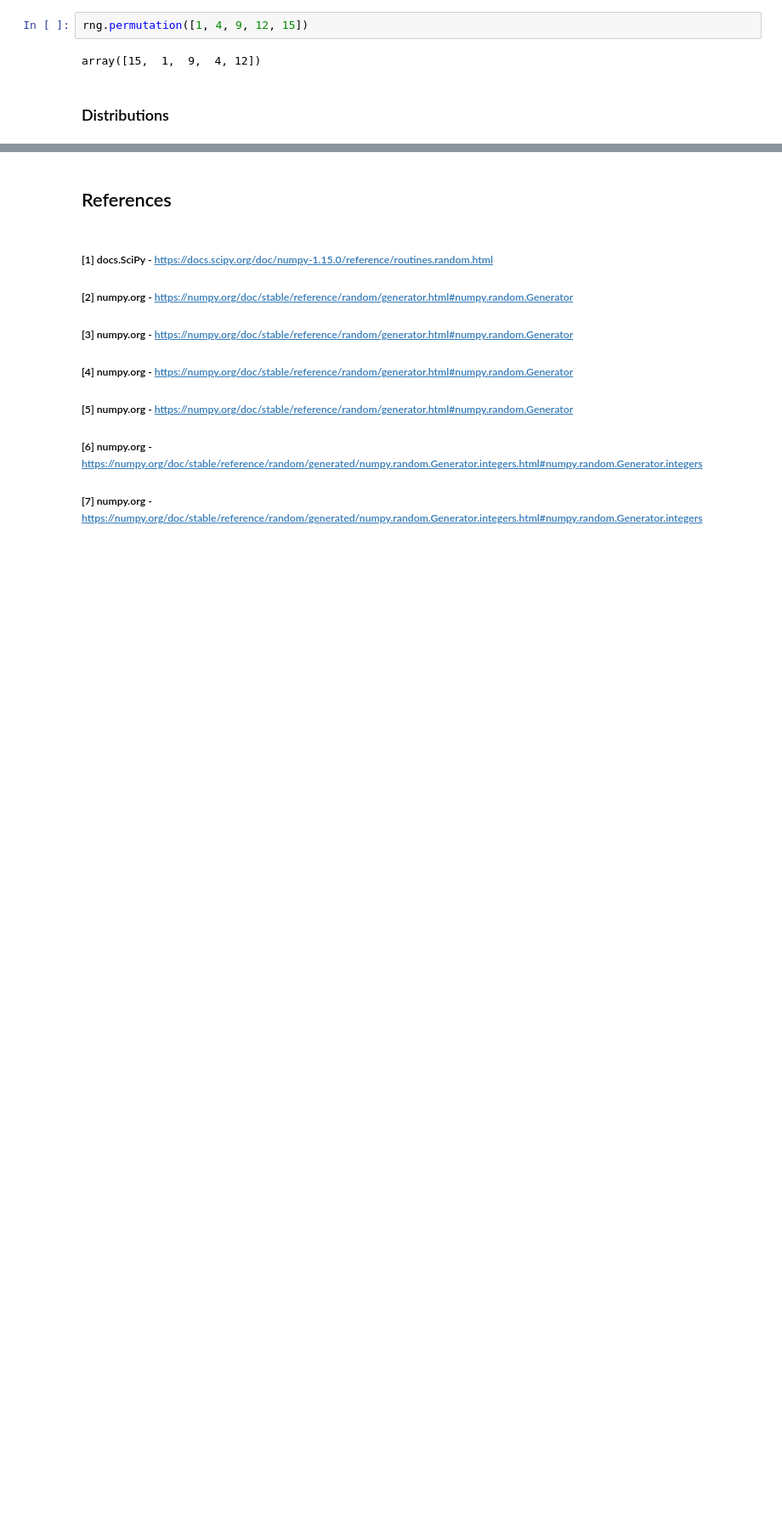
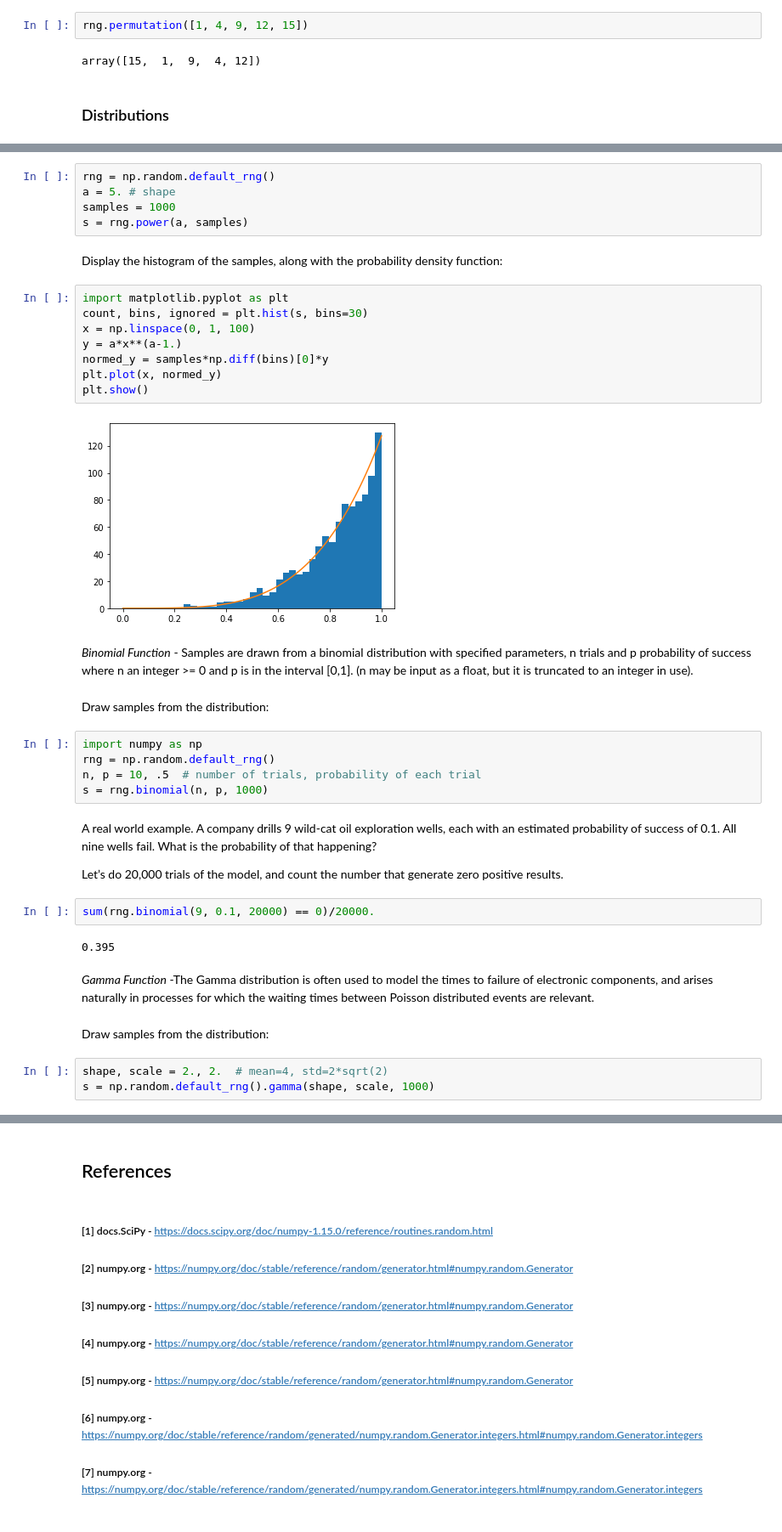
Before and after one commit to osirismoraes/assignment_fda, a Jupyter notebook: Assignment.ipynb, the cells around one changed output, grey strips where cells are left out. Shown at 85% size. Drawn from its saved outputs; the diff is of its cells as text; blank space fills up the shorter version.

```diff
--- a/Assignment.ipynb
+++ b/Assignment.ipynb
@@ -220,0 +240,41 @@ array([15,  1,  9,  4, 12])
+# %%
+rng = np.random.default_rng()
+a = 5. # shape
+samples = 1000
+s = rng.power(a, samples)
+# %% [markdown]
+Display the histogram of the samples, along with the probability density function:
+# %%
+import matplotlib.pyplot as plt
+count, bins, ignored = plt.hist(s, bins=30)
+x = np.linspace(0, 1, 100)
+y = a*x**(a-1.)
+normed_y = samples*np.diff(bins)[0]*y
+plt.plot(x, normed_y)
+plt.show()
+# %% [output]
+[figure, added]
+# %% [markdown]
+_Binomial Function_ - Samples are drawn from a binomial distribution with specified parameters, n trials and p probability of success where n an integer >= 0 and p is in the interval [0,1]. (n may be input as a float, but it is truncated to an integer in use).
+# %% [markdown]
+Draw samples from the distribution:
+# %%
+import numpy as np
+rng = np.random.default_rng()
+n, p = 10, .5  # number of trials, probability of each trial
+s = rng.binomial(n, p, 1000)
+# %% [markdown]
+A real world example. A company drills 9 wild-cat oil exploration wells, each with an estimated probability of success of 0.1. All nine wells fail. What is the probability of that happening?
+
+Let’s do 20,000 trials of the model, and count the number that generate zero positive results.
+# %%
+sum(rng.binomial(9, 0.1, 20000) == 0)/20000.
+# %% [output]
+0.395
+# %% [markdown]
+_Gamma Function_ -The Gamma distribution is often used to model the times to failure of electronic components, and arises naturally in processes for which the waiting times between Poisson distributed events are relevant.
+# %% [markdown]
+Draw samples from the distribution:
+# %%
+shape, scale = 2., 2.  # mean=4, std=2*sqrt(2)
+s = np.random.default_rng().gamma(shape, scale, 1000)
```
Also changed, not shown: parts of 16 cells of this notebook.
